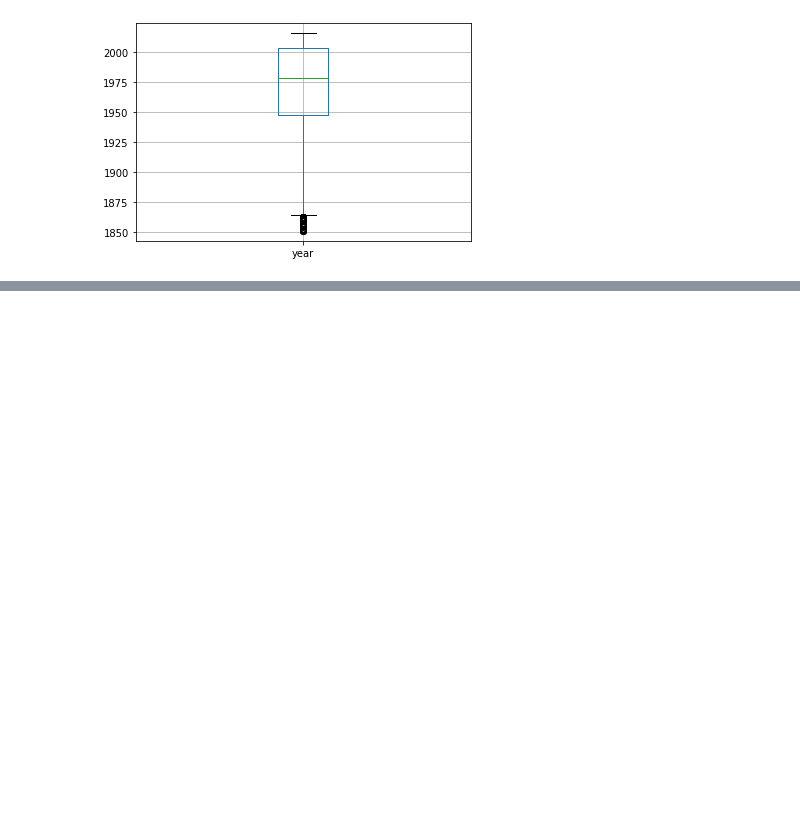
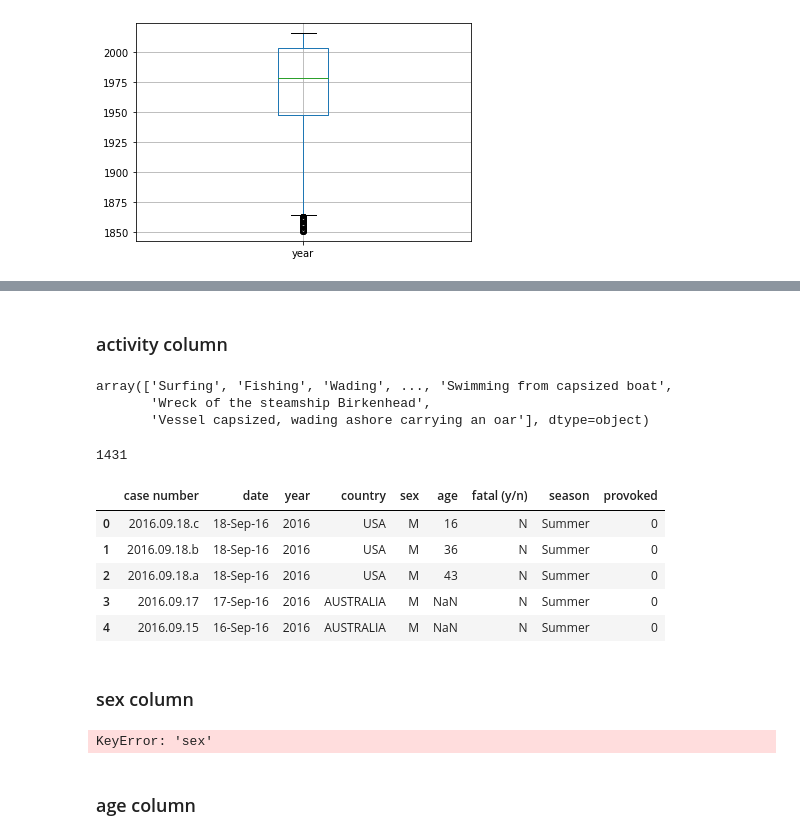
Before and after one commit to ta-datapt-bcn/project-pandas, a Jupyter notebook: Untitled.ipynb, the cells around one changed output, grey strips where cells are left out. Cells and saved outputs as stored; diff of their text form; code cells hidden in the pictures; blank space fills up the shorter version.

```diff
--- a/Untitled.ipynb
+++ b/Untitled.ipynb
@@ -304,0 +382,7 @@ boxplot
+# %%
+# there is an inconsistency of lower/upper letters so let's transform them
+data['country'] = data['country'].str.upper()
+# %%
+# there are also oceans mentioned that are not counties, so let's get rid of that
+data.loc[data['country'].str.contains("OCEAN") == True, 'country']= np.nan
+data.loc[data['country'].str.contains(" SEA") == True, 'country']= np.nan
@@ -304,0 +409,32 @@ boxplot
+# %% [markdown]
+### activity column
+# %%
+data['activity'].unique()
+# %% [output]
+array(['Surfing', 'Fishing', 'Wading', ..., 'Swimming from capsized boat',
+       'Wreck of the steamship Birkenhead',
+       'Vessel capsized, wading ashore carrying an oar'], dtype=object)
+# %%
+len(data['activity'].unique())
+# %% [output]
+1431
+# %%
+# there are lots of different qualitative data to draw any significant conclusions so let's just drop it.
+data = data.drop(['activity'], axis=1)
+# %%
+data.head()
+# %% [output]
+|  | case number | date | year | country | sex | age | fatal (y/n) | season | provoked |
+| 0 | 2016.09.18.c | 18-Sep-16 | 2016 | USA | M | 16 | N | Summer | 0 |
+| 1 | 2016.09.18.b | 18-Sep-16 | 2016 | USA | M | 36 | N | Summer | 0 |
+| 2 | 2016.09.18.a | 18-Sep-16 | 2016 | USA | M | 43 | N | Summer | 0 |
+| 3 | 2016.09.17 | 17-Sep-16 | 2016 | AUSTRALIA | M | NaN | N | Summer | 0 |
+| 4 | 2016.09.15 | 16-Sep-16 | 2016 | AUSTRALIA | M | NaN | N | Summer | 0 |
+# %% [markdown]
+### sex column
+# %%
+data['sex']
+# %% [output]
+KeyError: 'sex'
+# %% [markdown]
+### age column
```
Also changed, not shown: parts of 31 cells of this notebook, 1 other file.
